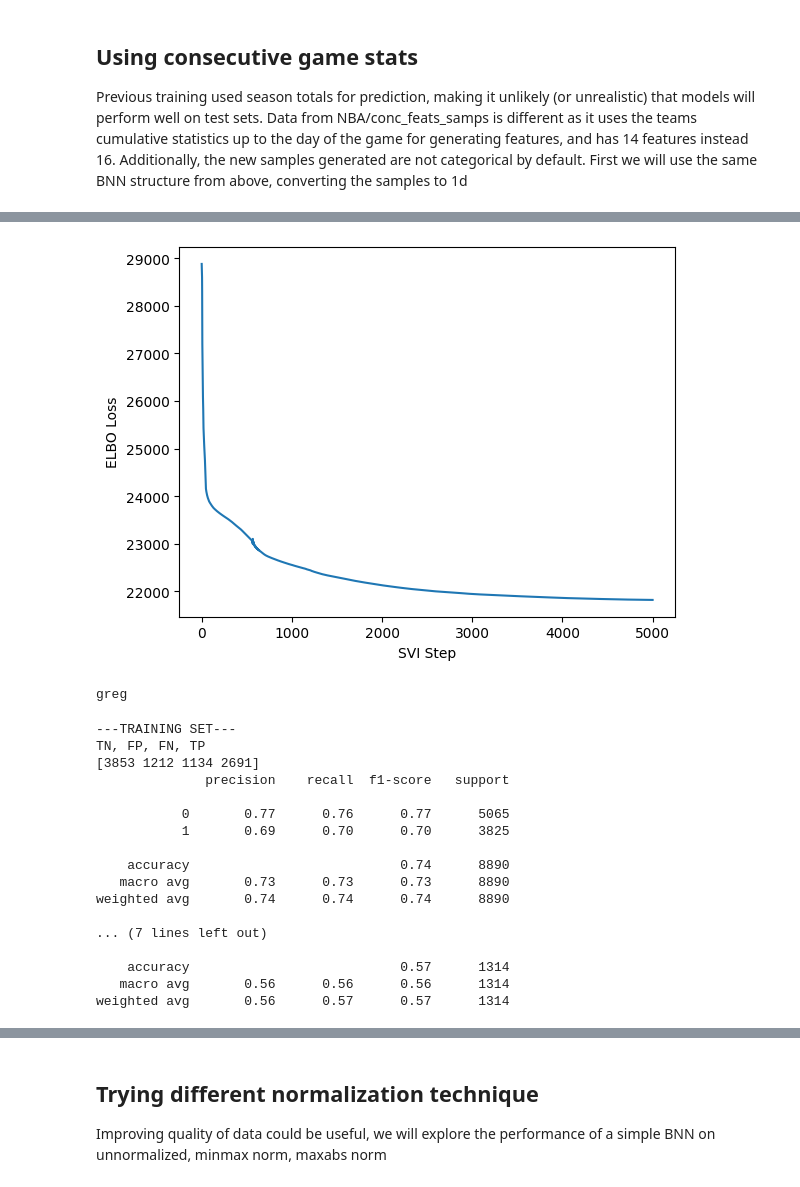
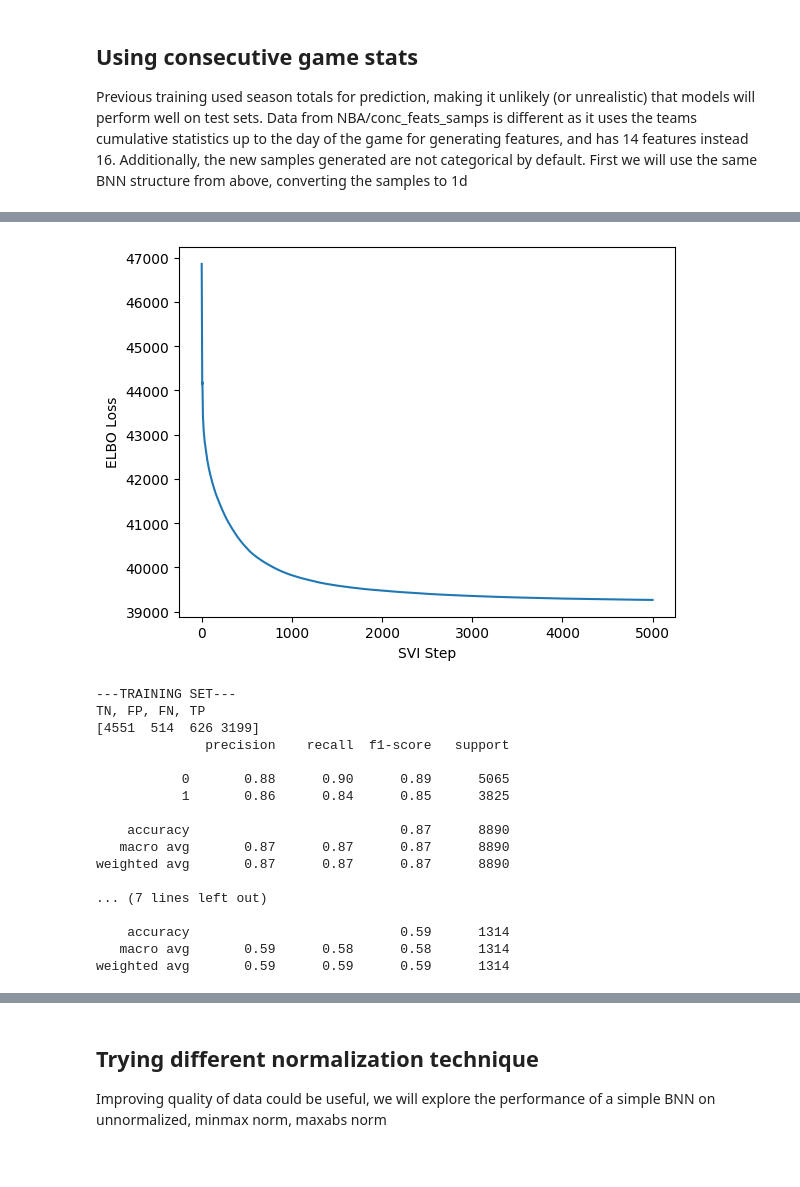
Before and after one commit to Andrei-Treil/betting_bot, a Jupyter notebook: notebooks/bnn_betting.ipynb, the cells around one changed output, grey strips where cells are left out. Saved outputs shown, nothing was run; the diff lists cells and outputs as text; code cells hidden in the pictures.

```diff
--- a/notebooks/bnn_betting.ipynb
+++ b/notebooks/bnn_betting.ipynb
@@ -967,7 +967,7 @@ from pyro.infer import TraceEnum_ELBO
 from pyro.optim import Adam
 
 pyro.clear_param_store()
-bnn_cat = BNN_Multi_Layer_SVI(in_dim=14,first_hid_dim=56,sec_hid_dim=56,thir_hid_dim=56,four_hid_dim=56,out_dim=2,prior_scale=2,bias_scale=7)
+bnn_cat = BNN_Multi_Layer_SVI(in_dim=14,first_hid_dim=56,sec_hid_dim=112,thir_hid_dim=112,four_hid_dim=56,out_dim=2,prior_scale=1.5,bias_scale=10)
 guide = AutoDelta(bnn_cat)
 # guide = AutoDiagonalNormal(bnn_cat)
 num_steps = 5000
@@ -1007,15 +1007,7 @@ plt.show()
-[figure, old version]
+[figure, new version]
-# %%
-pyro.clear_param_store()
-train_preds = predictive(x_train)
-obs_p = train_preds['obs'].float().mean(axis=1).float().mean(axis=0)
-print('greg')
-# crung = ret.float().mean(axis=1).float().mean(axis=0)
-# %% [output]
-greg
 # %%
 pyro.clear_param_store()
-predictive = Predictive(bnn_cat, guide=guide, num_samples=500, return_sites=["obs","_RETURN"]) # confidence scales inversely w/ num_samples, low num_samp -> high confidence
+predictive = Predictive(bnn_cat, guide=guide, num_samples=1000, return_sites=["obs","_RETURN"]) # confidence scales inversely w/ num_samples, low num_samp -> high confidence
 
 y_train_1d = [0 if j[0] == 0 else 1 for j in y_train] # [0,1] -> home win -> 0 indicates home win, 1 indicates away
 y_test_1d = [0 if j[0] == 0 else 1 for j in y_test]
@@ -1037,20 +1029,20 @@ print(classification_report(y_test_1d,adj_test_preds))
 # %% [output]
 ---TRAINING SET---
 TN, FP, FN, TP
-[3853 1212 1134 2691]
+[4551  514  626 3199]
               precision    recall  f1-score   support
 
-           0       0.77      0.76      0.77      5065
-           1       0.69      0.70      0.70      3825
+           0       0.88      0.90      0.89      5065
+           1       0.86      0.84      0.85      3825
 
-    accuracy                           0.74      8890
-   macro avg       0.73      0.73      0.73      8890
-weighted avg       0.74      0.74      0.74      8890
+    accuracy                           0.87      8890
+   macro avg       0.87      0.87      0.87      8890
+weighted avg       0.87      0.87      0.87      8890
 
 ... (7 lines left out)
 
-    accuracy                           0.57      1314
-   macro avg       0.56      0.56      0.56      1314
-weighted avg       0.56      0.57      0.57      1314
+    accuracy                           0.59      1314
+   macro avg       0.59      0.58      0.58      1314
+weighted avg       0.59      0.59      0.59      1314
 # %%
 pyro.clear_param_store()
```
Also changed, not shown: parts of 4 cells of this notebook.
